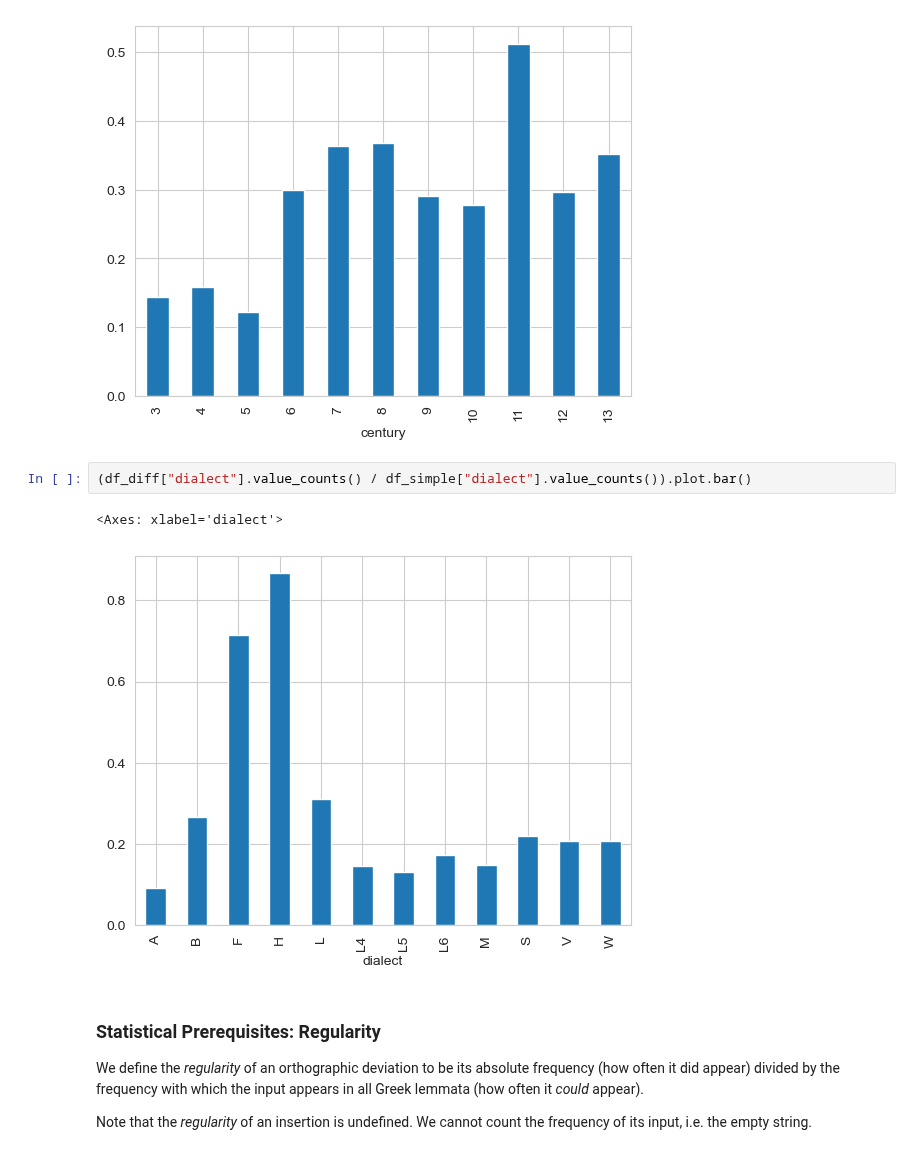
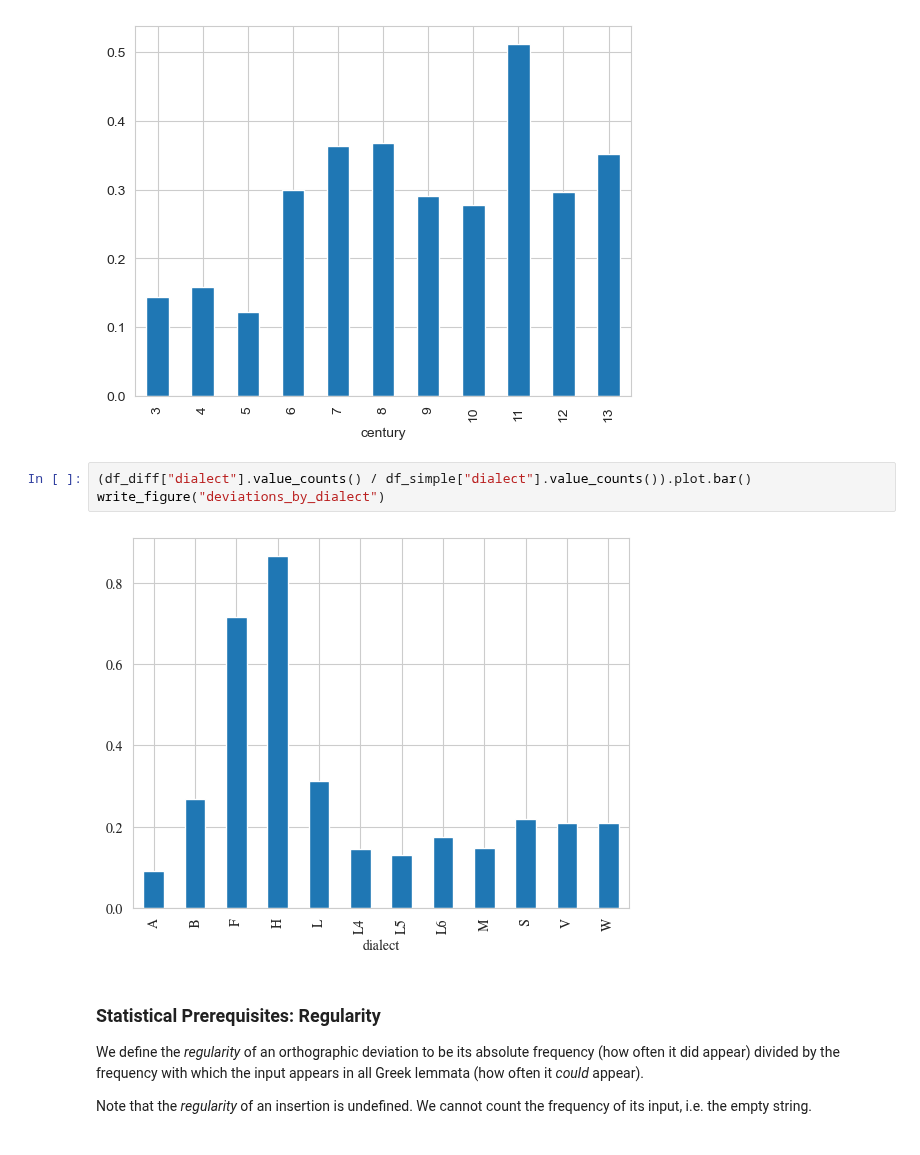
Before and after one commit to kmein/greek-coptic, a Jupyter notebook: greek-coptic.ipynb, the cells around one changed output. Cells and saved outputs as stored; diff of their text form.

Commit message:
write more figures

```diff
--- a/greek-coptic.ipynb
+++ b/greek-coptic.ipynb
@@ -768,9 +768,9 @@ write_figure("attestations_by_deviations")
 [figure]
 # %%
 (df_diff["dialect"].value_counts() / df_simple["dialect"].value_counts()).plot.bar()
+write_figure("deviations_by_dialect")
 # %% [output]
-<Axes: xlabel='dialect'>
-[figure, old version]
+[figure, new version]
 # %% [markdown]
 ### Statistical Prerequisites: Regularity
 
```
Also changed, not shown: parts of 1 cell of this notebook.
